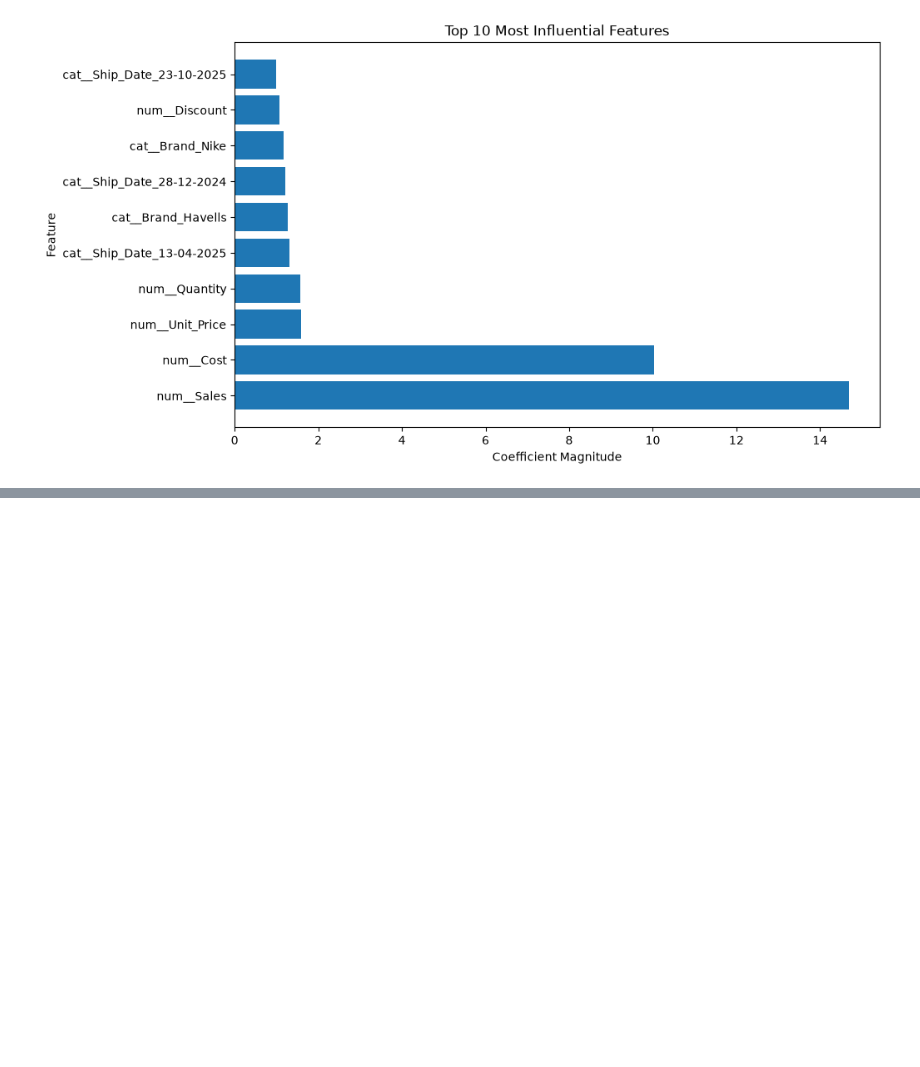
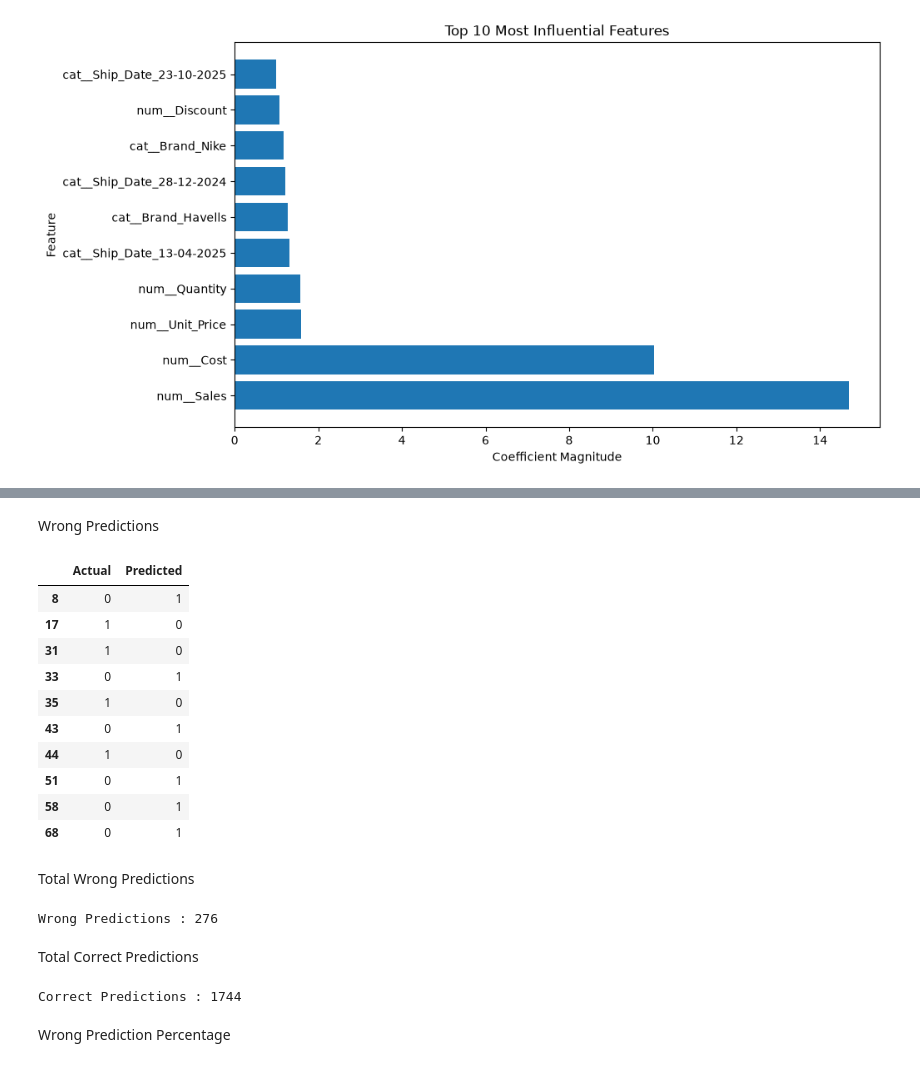
Before and after one commit to Shubhamspc90/AI_ML, a Jupyter notebook: python/data_science_library/projects/Sales_ML_Project.ipynb, the cells around one changed output, grey strips where cells are left out. Cells and saved outputs as stored; diff of their text form; code cells hidden in the pictures; blank space fills up the shorter version.

Commit message:
Add error analysis and prediction summary for model evaluation

```diff
--- a/python/data_science_library/projects/Sales_ML_Project.ipynb
+++ b/python/data_science_library/projects/Sales_ML_Project.ipynb
@@ -1456,0 +1471,10 @@ plt.show()
+# %%
+comparison = pd.DataFrame({
+
+    "Actual": y_test.values,
+
+    "Predicted": predictions
+
+})
+
+comparison.head(10)
@@ -1456,0 +1493,34 @@ plt.show()
+# %% [markdown]
+Wrong Predictions
+# %%
+wrong_predictions = comparison[
+    comparison["Actual"] != comparison["Predicted"]
+]
+
+wrong_predictions.head(10)
+# %% [output]
+|  | Actual | Predicted |
+| 8 | 0 | 1 |
+| 17 | 1 | 0 |
+| 31 | 1 | 0 |
+| 33 | 0 | 1 |
+| 35 | 1 | 0 |
+| 43 | 0 | 1 |
+| 44 | 1 | 0 |
+| 51 | 0 | 1 |
+| 58 | 0 | 1 |
+| 68 | 0 | 1 |
+# %% [markdown]
+Total Wrong Predictions
+# %%
+print("Wrong Predictions :", len(wrong_predictions))
+# %% [output]
+Wrong Predictions : 276
+# %% [markdown]
+Total Correct Predictions
+# %%
+print("Correct Predictions :", len(comparison) - len(wrong_predictions))
+# %% [output]
+Correct Predictions : 1744
+# %% [markdown]
+Wrong Prediction Percentage
```
Also changed, not shown: parts of 8 cells of this notebook.
